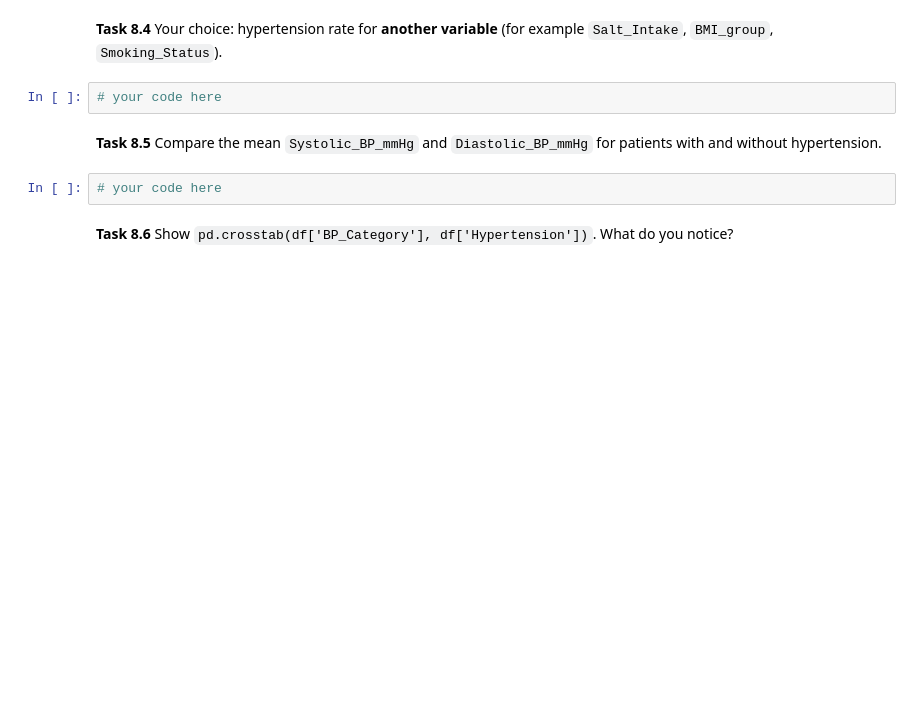
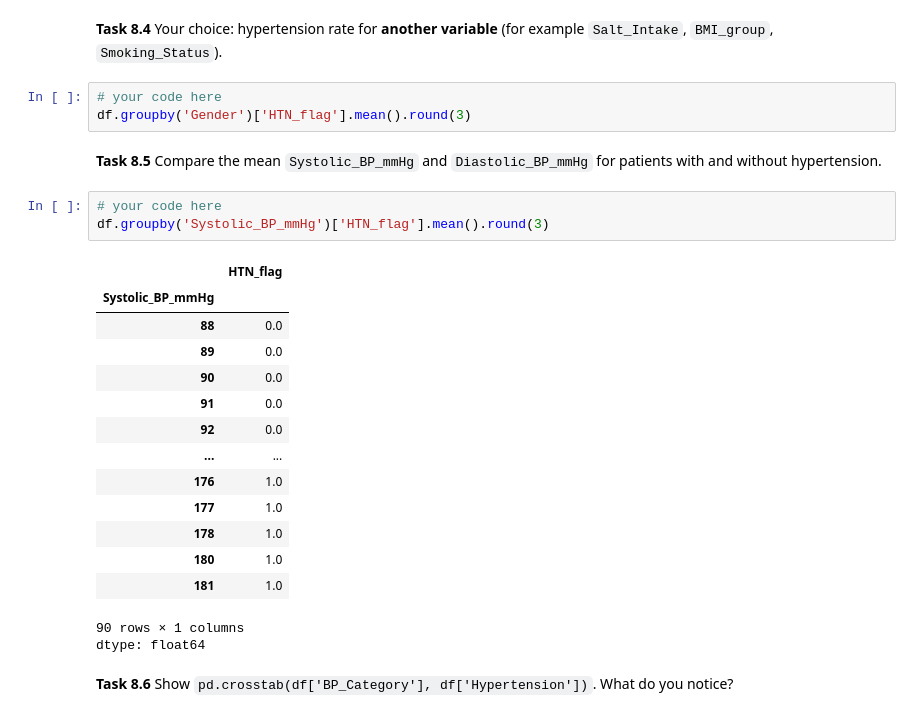
Before and after one commit to alexzotov1234/Week_5, a Jupyter notebook: Week5_Workshop_Pandas_Student.ipynb, the cells around one changed output. Cells and saved outputs as stored; diff of their text form; blank space fills up the shorter version.

```diff
--- a/Week5_Workshop_Pandas_Student.ipynb
+++ b/Week5_Workshop_Pandas_Student.ipynb
@@ -769,10 +791,28 @@ TypeError: 'ellipsis' object is not callable
 **Task 8.4** Your choice: hypertension rate for **another variable** (for example `Salt_Intake`, `BMI_group`, `Smoking_Status`).
 # %%
 # your code here
+df.groupby('Gender')['HTN_flag'].mean().round(3)
 # %% [markdown]
 **Task 8.5** Compare the mean `Systolic_BP_mmHg` and `Diastolic_BP_mmHg` for patients with and without hypertension.
 # %%
 # your code here
+df.groupby('Systolic_BP_mmHg')['HTN_flag'].mean().round(3)
+# %% [output]
+|  | HTN_flag |
+| Systolic_BP_mmHg |  |
+| 88 | 0.0 |
+| 89 | 0.0 |
+| 90 | 0.0 |
+| 91 | 0.0 |
+| 92 | 0.0 |
+| ... | ... |
+| 176 | 1.0 |
+| 177 | 1.0 |
+| 178 | 1.0 |
+| 180 | 1.0 |
+| 181 | 1.0 |
+90 rows × 1 columns
+dtype: float64
 # %% [markdown]
 **Task 8.6** Show `pd.crosstab(df['BP_Category'], df['Hypertension'])`. What do you notice?
 # %%
```
Also changed, not shown: parts of 5 cells of this notebook.
